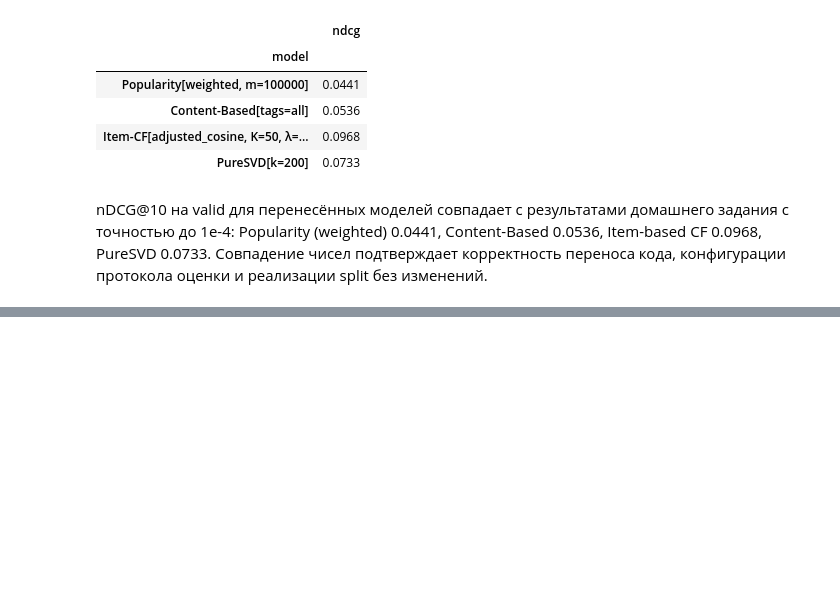
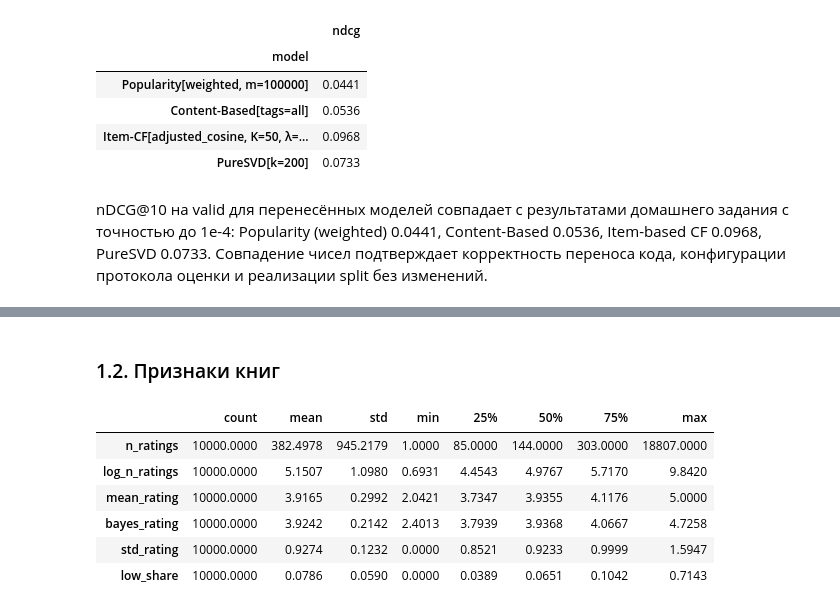
Before and after one commit to a-kapset/Rec_Systems_Session_Project, a Jupyter notebook: notebooks/hybrid_recsys.ipynb, the cells around one changed output, grey strips where cells are left out. Drawn from its saved outputs; the diff is of its cells as text; code cells hidden in the pictures; blank space fills up the shorter version.

```diff
--- a/notebooks/hybrid_recsys.ipynb
+++ b/notebooks/hybrid_recsys.ipynb
@@ -69,0 +140,13 @@ nDCG@10 на valid для перенесённых моделей совпада
+# %% [markdown]
+### 1.2. Признаки книг
+# %%
+book_feats = features.book_features(train_inner, categories)
+book_feats.describe().T
+# %% [output]
+|  | count | mean | std | min | 25% | 50% | 75% | max |
+| n_ratings | 10000.0000 | 382.4978 | 945.2179 | 1.0000 | 85.0000 | 144.0000 | 303.0000 | 18807.0000 |
+| log_n_ratings | 10000.0000 | 5.1507 | 1.0980 | 0.6931 | 4.4543 | 4.9767 | 5.7170 | 9.8420 |
+| mean_rating | 10000.0000 | 3.9165 | 0.2992 | 2.0421 | 3.7347 | 3.9355 | 4.1176 | 5.0000 |
+| bayes_rating | 10000.0000 | 3.9242 | 0.2142 | 2.4013 | 3.7939 | 3.9368 | 4.0667 | 4.7258 |
+| std_rating | 10000.0000 | 0.9274 | 0.1232 | 0.0000 | 0.8521 | 0.9233 | 0.9999 | 1.5947 |
+| low_share | 10000.0000 | 0.0786 | 0.0590 | 0.0000 | 0.0389 | 0.0651 | 0.1042 | 0.7143 |
```
Also changed, not shown: parts of 19 cells of this notebook, 7 other files.
